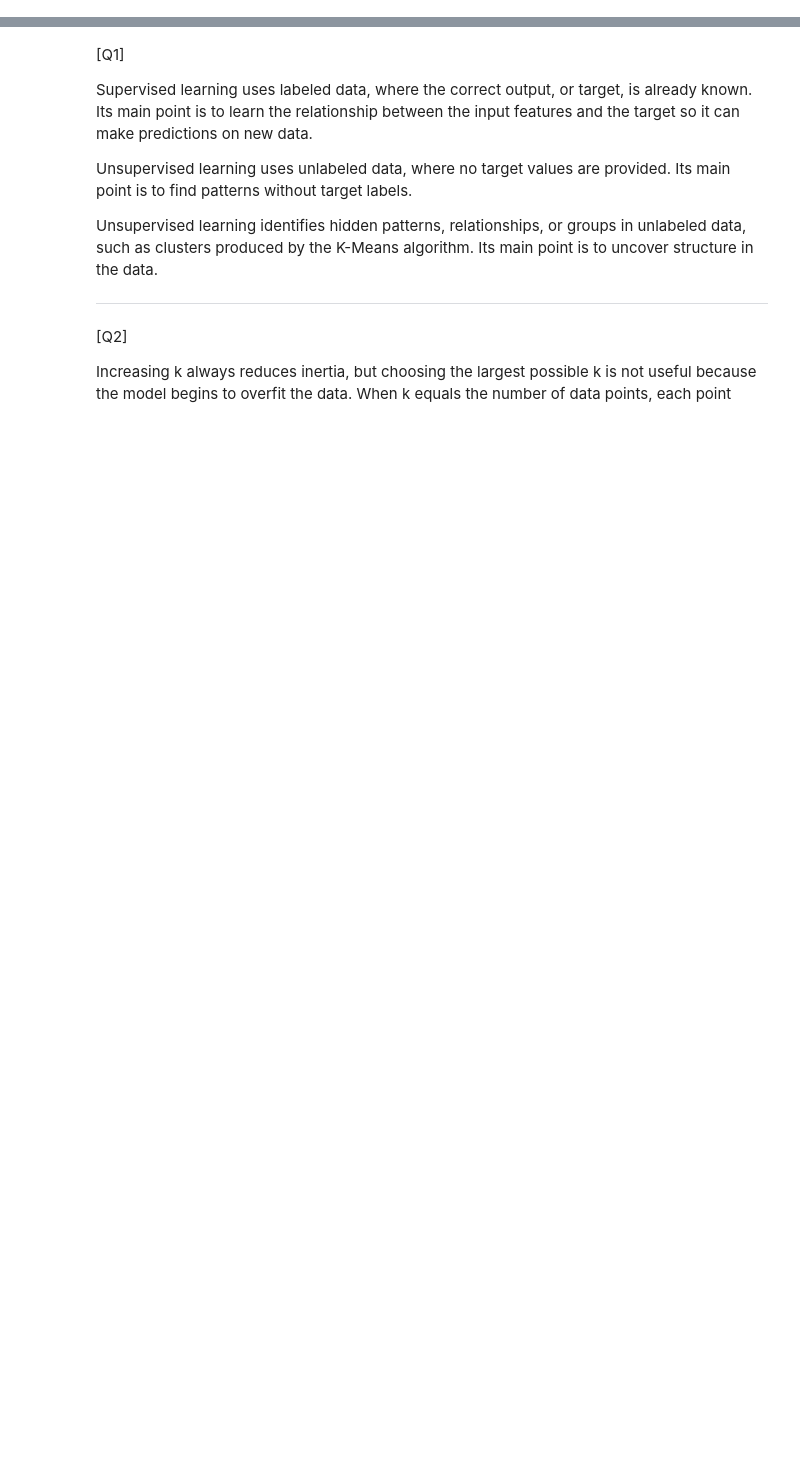
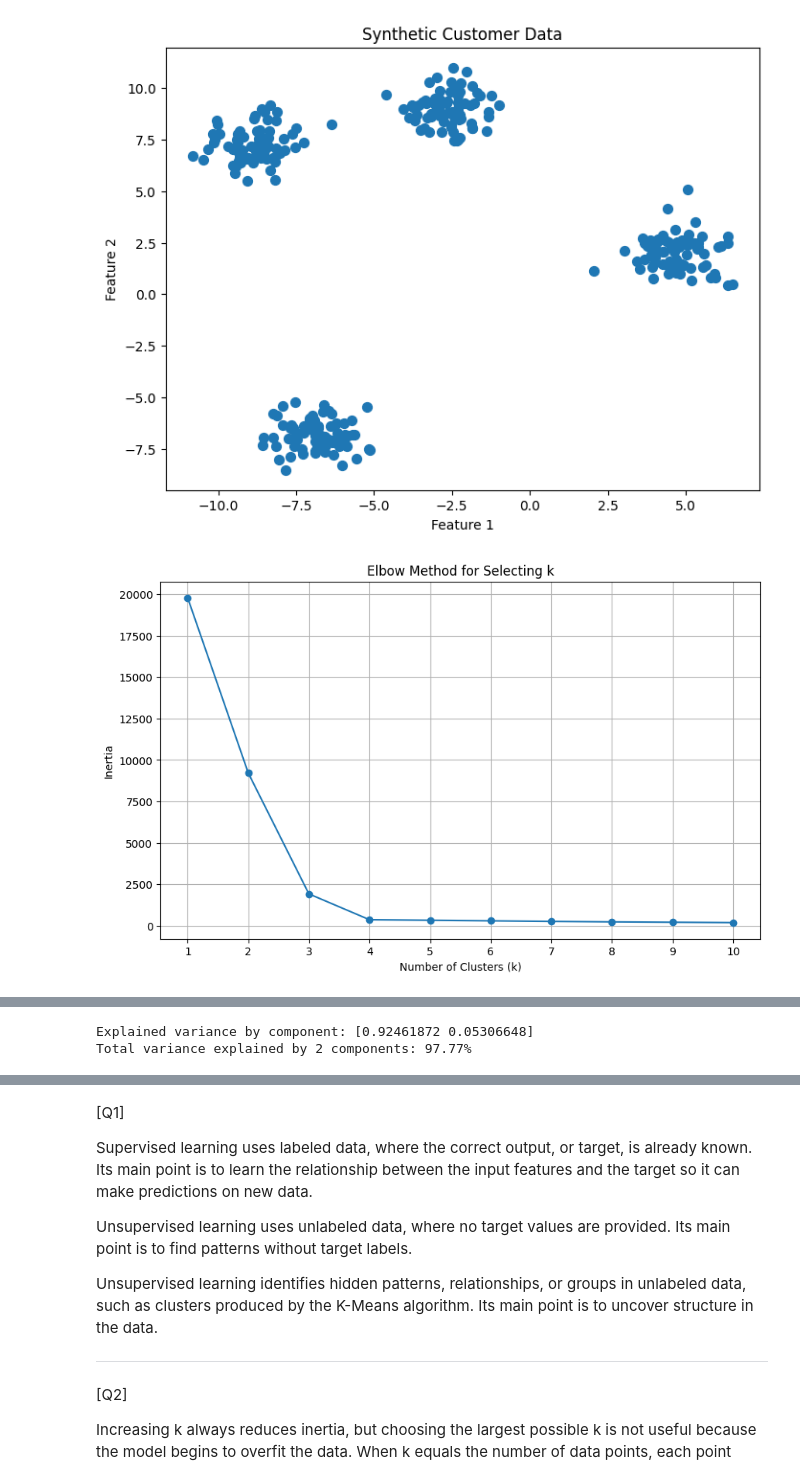
Before and after one commit to OlisBahari/Olis-Bahari-ML-ITAI-1371, a Jupyter notebook: Labs/Lab-10/L10_OlisBahari_ITAI1371.ipynb, the cells around one changed output, grey strips where cells are left out. Cells and saved outputs as stored; diff of their text form; code cells hidden in the pictures; blank space fills up the shorter version.

```diff
--- a/Labs/Lab-10/L10_OlisBahari_ITAI1371.ipynb
+++ b/Labs/Lab-10/L10_OlisBahari_ITAI1371.ipynb
@@ -24,8 +36,10 @@ def Generate_Synthetic_Data():
     plt.xlabel("Feature 1")
     plt.ylabel("Feature 2")
     plt.show()
+
+    return X, y
 # %%
-def K_Means_Cluster_Elbow_Method_Model():
+def K_Means_Cluster_Elbow_Method_Model(X):
 
     # Create an empty list to store inertia values
     inertia = []
@@ -62,7 +76,7 @@ def K_Means_Cluster_Elbow_Method_Model():
     plt.grid(True)
     plt.show()
 # %%
-def K_Means_Clustering_Model():
+def K_Means_Clustering_Model(X):
 
     # Create and train the K-Means model
     kmeans = KMeans(
@@ -170,12 +184,15 @@ def PCA_Model():
     plt.legend(title="Species")
     plt.show()
 # %%
-# <<<< Main >>>
+# <<< Main >>>
 
-Generate_Synthetic_Data()
+X, y = Generate_Synthetic_Data()
 
-K_Means_Cluster_Elbow_Method_Model()
+K_Means_Cluster_Elbow_Method_Model(X)
 
-K_Means_Clustering_Model()
+K_Means_Clustering_Model(X)
 
 PCA_Model()
+# %% [output]
+[figure, added]
+[figure, added]
@@ -181,0 +200,2 @@ PCA_Model()
+Explained variance by component: [0.92461872 0.05306648]
+Total variance explained by 2 components: 97.77%
```
Also changed, not shown: parts of 2 cells of this notebook.
